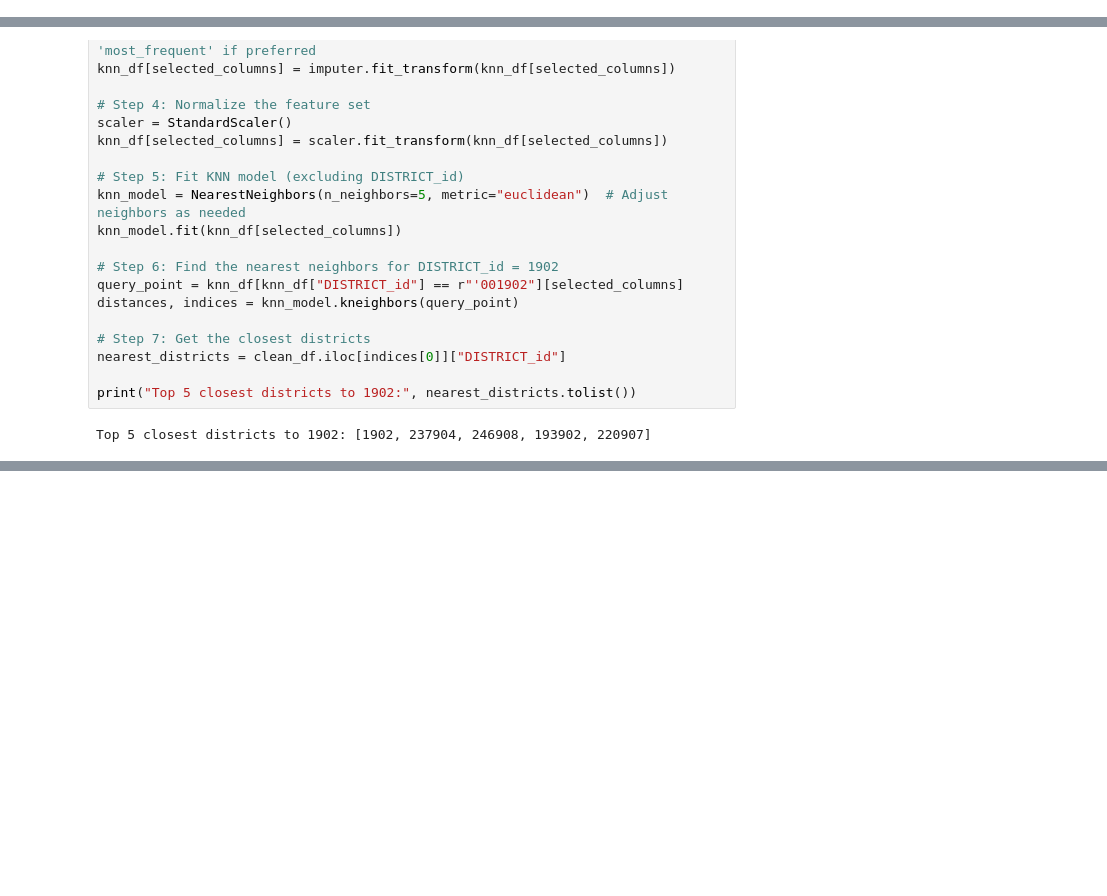
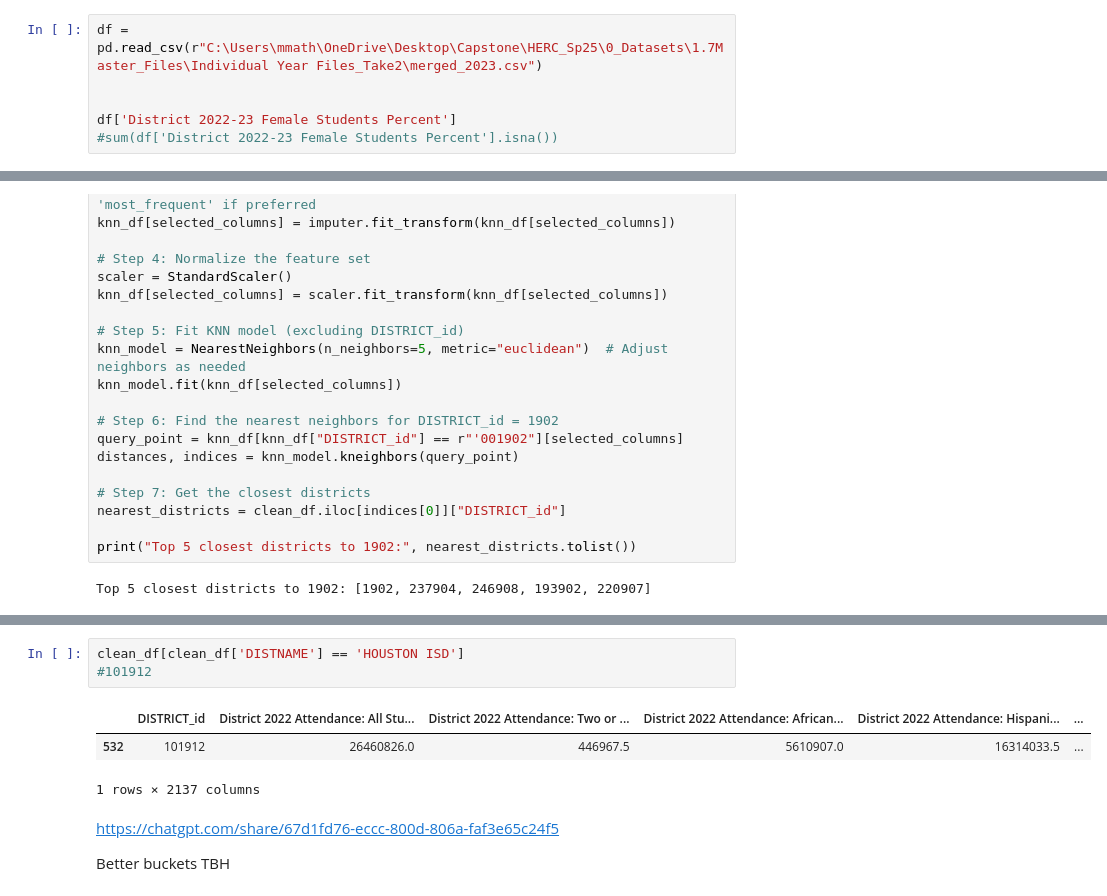
Before and after one commit to RiceD2KLab/HERC_Sp25, a Jupyter notebook: 4_Data_Modeling/4.2_KNN_Clustering/KNN_Implementation_2.ipynb, the cells around one changed output, grey strips where cells are left out. Drawn from its saved outputs; the diff is of its cells as text; blank space fills up the shorter version.

```diff
--- a/4_Data_Modeling/KNN_Implementation.ipynb
+++ b/4_Data_Modeling/4.2_KNN_Clustering/KNN_Implementation_2.ipynb
@@ -21,0 +73,6 @@ distprof = pd.read_csv(r"C:\Users\mmath\OneDrive\Desktop\Capstone\HERC_Sp25\0_Da
+# %%
+df = pd.read_csv(r"C:\Users\mmath\OneDrive\Desktop\Capstone\HERC_Sp25\0_Datasets\1.7Master_Files\Individual Year Files_Take2\merged_2023.csv")
+
+
+df['District 2022-23 Female Students Percent']
+#sum(df['District 2022-23 Female Students Percent'].isna())
@@ -738,0 +870,11 @@ Top 5 closest districts to 1902: [1902, 237904, 246908, 193902, 220907]
+# %%
+clean_df[clean_df['DISTNAME'] == 'HOUSTON ISD']
+#101912
+# %% [output]
+|  | DISTRICT_id | District 2022 Attendance: All Stu... | District 2022 Attendance: Two or ... | District 2022 Attendance: African... | District 2022 Attendance: Hispani... | ... |
+| 532 | 101912 | 26460826.0 | 446967.5 | 5610907.0 | 16314033.5 | ... |
+1 rows × 2137 columns
+# %% [markdown]
+https://chatgpt.com/share/67d1fd76-eccc-800d-806a-faf3e65c24f5
+
+Better buckets TBH
```
Also changed, not shown: parts of 16 cells of this notebook, 3 other files.
